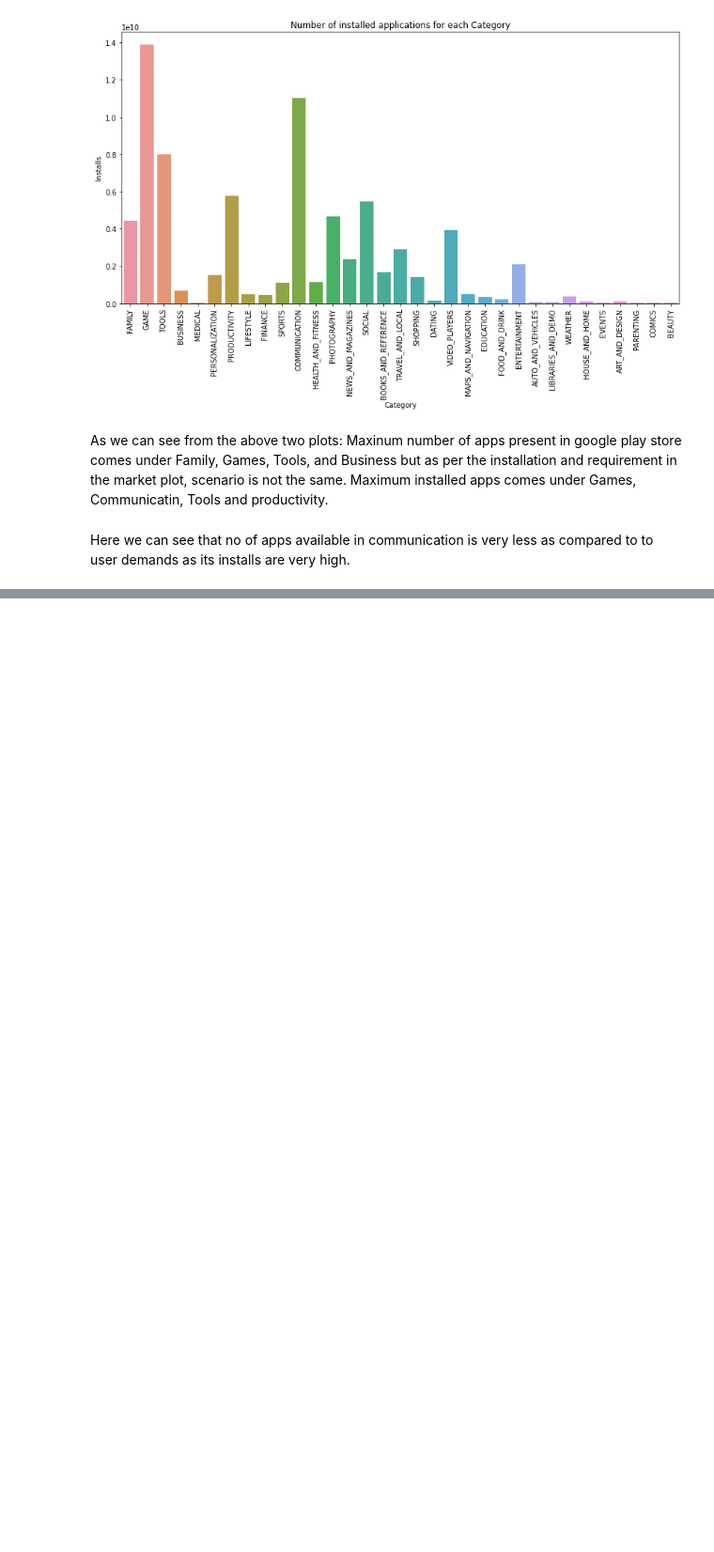
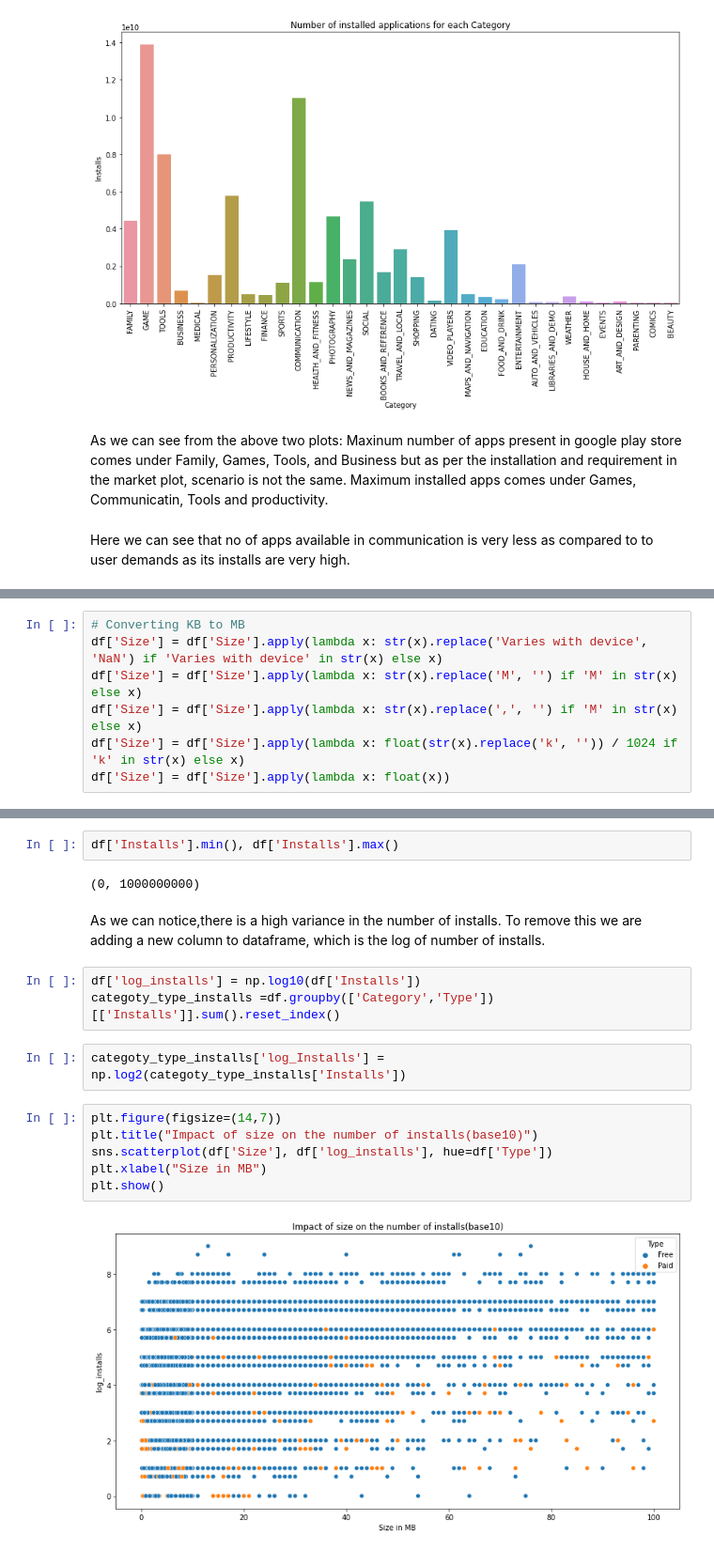
Before and after one commit to asadalam1/play_store_app_analysis, a Jupyter notebook: Play_Store_App_Review_Analysis_Capstone_Project.ipynb, the cells around one changed output, grey strips where cells are left out. Shown at 94% size. Drawn from its saved outputs; the diff is of its cells as text; blank space fills up the shorter version.

```diff
--- a/Play_Store_App_Review_Analysis_Capstone_Project.ipynb
+++ b/Play_Store_App_Review_Analysis_Capstone_Project.ipynb
@@ -737,0 +736,7 @@ Here we can see that no of apps available in communication is very less as compa
+# %%
+# Converting KB to MB
+df['Size'] = df['Size'].apply(lambda x: str(x).replace('Varies with device', 'NaN') if 'Varies with device' in str(x) else x)
+df['Size'] = df['Size'].apply(lambda x: str(x).replace('M', '') if 'M' in str(x) else x)
+df['Size'] = df['Size'].apply(lambda x: str(x).replace(',', '') if 'M' in str(x) else x)
+df['Size'] = df['Size'].apply(lambda x: float(str(x).replace('k', '')) / 1024 if 'k' in str(x) else x)
+df['Size'] = df['Size'].apply(lambda x: float(x))
@@ -737,0 +769,19 @@ Here we can see that no of apps available in communication is very less as compa
+# %%
+df['Installs'].min(), df['Installs'].max()
+# %% [output]
+(0, 1000000000)
+# %% [markdown]
+As we can notice,there is a high variance in the number of installs. To remove this we are adding a new column to dataframe, which is the log of number of installs.
+# %%
+df['log_installs'] = np.log10(df['Installs'])
+categoty_type_installs =df.groupby(['Category','Type'])[['Installs']].sum().reset_index()
+# %%
+categoty_type_installs['log_Installs'] = np.log2(categoty_type_installs['Installs'])
+# %%
+plt.figure(figsize=(14,7))
+plt.title("Impact of size on the number of installs(base10)")
+sns.scatterplot(df['Size'], df['log_installs'], hue=df['Type'])
+plt.xlabel("Size in MB")
+plt.show()
+# %% [output]
+[figure, added]
```
Also changed, not shown: parts of 7 cells of this notebook.
